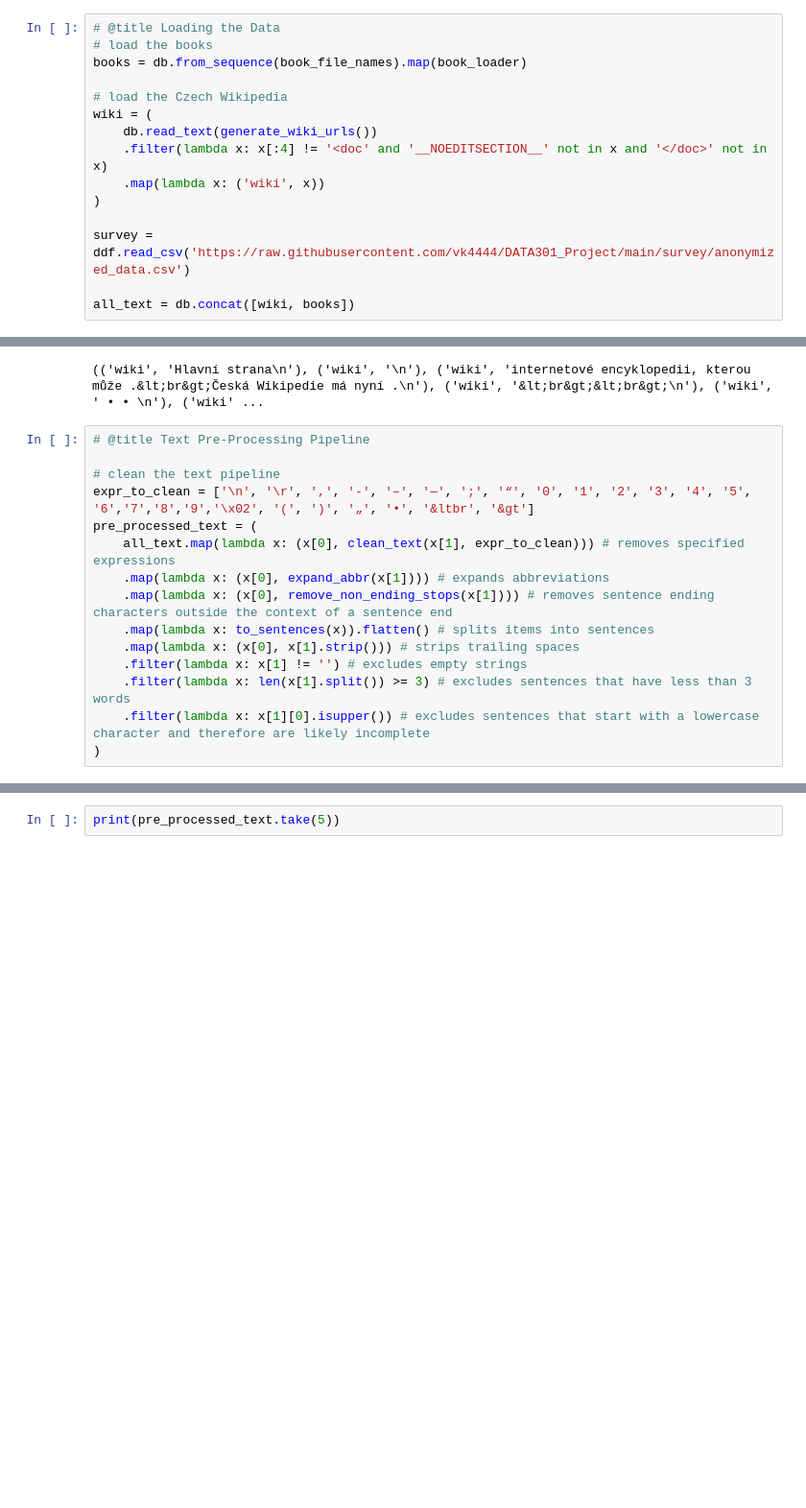
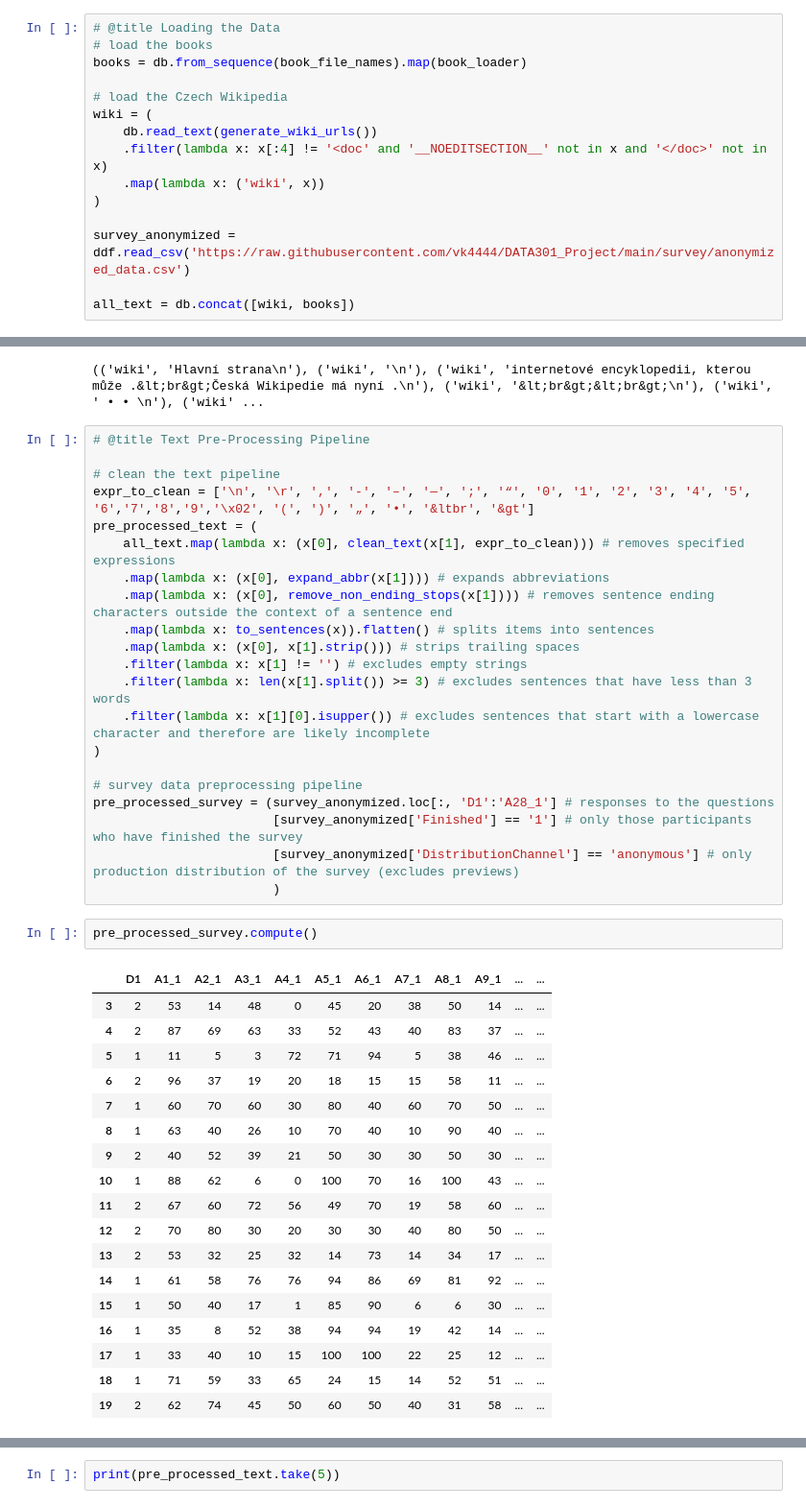
Before and after one commit to vk4444/DATA301_Project, a Jupyter notebook: code.ipynb, the cells around one changed output, grey strips where cells are left out. Shown at 96% size. Saved outputs shown, nothing was run; the diff lists cells and outputs as text; blank space fills up the shorter version.

Commit message:
dataframe preprocessed

```diff
--- a/code.ipynb
+++ b/code.ipynb
@@ -239,7 +239,7 @@ wiki = (
     .map(lambda x: ('wiki', x))
 )
 
-survey = ddf.read_csv('https://raw.githubusercontent.com/vk4444/DATA301_Project/main/survey/anonymized_data.csv')
+survey_anonymized = ddf.read_csv('https://raw.githubusercontent.com/vk4444/DATA301_Project/main/survey/anonymized_data.csv')
 
 all_text = db.concat([wiki, books])
 # %%
@@ -307,3 +329,30 @@ pre_processed_text = (
     .filter(lambda x: len(x[1].split()) >= 3) # excludes sentences that have less than 3 words
     .filter(lambda x: x[1][0].isupper()) # excludes sentences that start with a lowercase character and therefore are likely incomplete
 )
+
+# survey data preprocessing pipeline
+pre_processed_survey = (survey_anonymized.loc[:, 'D1':'A28_1'] # responses to the questions
+                        [survey_anonymized['Finished'] == '1'] # only those participants who have finished the survey
+                        [survey_anonymized['DistributionChannel'] == 'anonymous'] # only production distribution of the survey (excludes previews)
+                        )
+# %%
+pre_processed_survey.compute()
+# %% [output]
+|  | D1 | A1_1 | A2_1 | A3_1 | A4_1 | A5_1 | A6_1 | A7_1 | A8_1 | A9_1 | ... | ... |
+| 3 | 2 | 53 | 14 | 48 | 0 | 45 | 20 | 38 | 50 | 14 | ... | ... |
+| 4 | 2 | 87 | 69 | 63 | 33 | 52 | 43 | 40 | 83 | 37 | ... | ... |
+| 5 | 1 | 11 | 5 | 3 | 72 | 71 | 94 | 5 | 38 | 46 | ... | ... |
+| 6 | 2 | 96 | 37 | 19 | 20 | 18 | 15 | 15 | 58 | 11 | ... | ... |
+| 7 | 1 | 60 | 70 | 60 | 30 | 80 | 40 | 60 | 70 | 50 | ... | ... |
+| 8 | 1 | 63 | 40 | 26 | 10 | 70 | 40 | 10 | 90 | 40 | ... | ... |
+| 9 | 2 | 40 | 52 | 39 | 21 | 50 | 30 | 30 | 50 | 30 | ... | ... |
+| 10 | 1 | 88 | 62 | 6 | 0 | 100 | 70 | 16 | 100 | 43 | ... | ... |
+| 11 | 2 | 67 | 60 | 72 | 56 | 49 | 70 | 19 | 58 | 60 | ... | ... |
+| 12 | 2 | 70 | 80 | 30 | 20 | 30 | 30 | 40 | 80 | 50 | ... | ... |
+| 13 | 2 | 53 | 32 | 25 | 32 | 14 | 73 | 14 | 34 | 17 | ... | ... |
+| 14 | 1 | 61 | 58 | 76 | 76 | 94 | 86 | 69 | 81 | 92 | ... | ... |
+| 15 | 1 | 50 | 40 | 17 | 1 | 85 | 90 | 6 | 6 | 30 | ... | ... |
+| 16 | 1 | 35 | 8 | 52 | 38 | 94 | 94 | 19 | 42 | 14 | ... | ... |
+| 17 | 1 | 33 | 40 | 10 | 15 | 100 | 100 | 22 | 25 | 12 | ... | ... |
+| 18 | 1 | 71 | 59 | 33 | 65 | 24 | 15 | 14 | 52 | 51 | ... | ... |
+| 19 | 2 | 62 | 74 | 45 | 50 | 60 | 50 | 40 | 31 | 58 | ... | ... |
```
Also changed, not shown: parts of 3 cells of this notebook.
